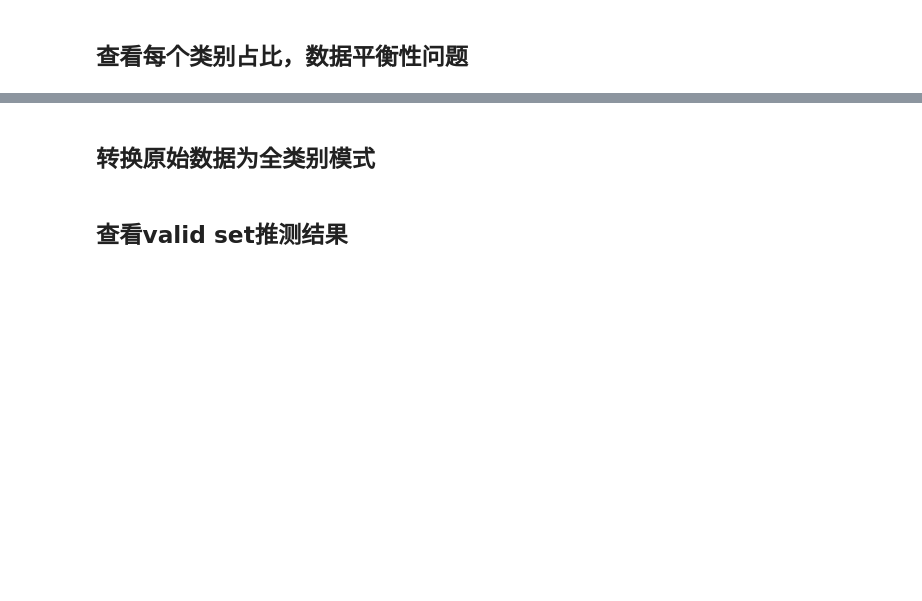
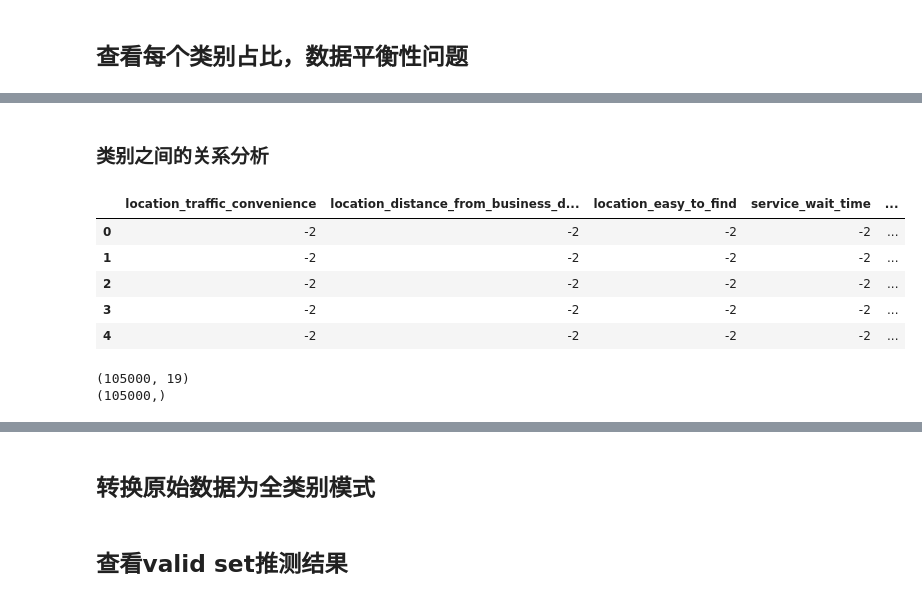
Before and after one commit to zlxy9892/AI-Challenge-2018, a Jupyter notebook: code/data_explore.ipynb, the cells around one changed output, grey strips where cells are left out. Drawn from its saved outputs; the diff is of its cells as text; code cells hidden in the pictures; blank space fills up the shorter version.

```diff
--- a/code/data_explore.ipynb
+++ b/code/data_explore.ipynb
@@ -106,0 +165,21 @@ array([[-2, -2, -2, ..., -2,  1, -2],
+# %% [markdown]
+### 类别之间的关系分析
+# %%
+col_classes = df_train.columns[2:]
+df_classes = df_train[col_classes]
+df_classes.head()
+# %% [output]
+|  | location_traffic_convenience | location_distance_from_business_d... | location_easy_to_find | service_wait_time | ... |
+| 0 | -2 | -2 | -2 | -2 | ... |
+| 1 | -2 | -2 | -2 | -2 | ... |
+| 2 | -2 | -2 | -2 | -2 | ... |
+| 3 | -2 | -2 | -2 | -2 | ... |
+| 4 | -2 | -2 | -2 | -2 | ... |
+# %%
+y = np.array(df_classes['others_overall_experience'])
+x = np.array(df_classes[col_classes.drop('others_overall_experience')])
+print(x.shape)
+print(y.shape)
+# %% [output]
+(105000, 19)
+(105000,)
```
Also changed, not shown: parts of 17 cells of this notebook, 7 other files.
